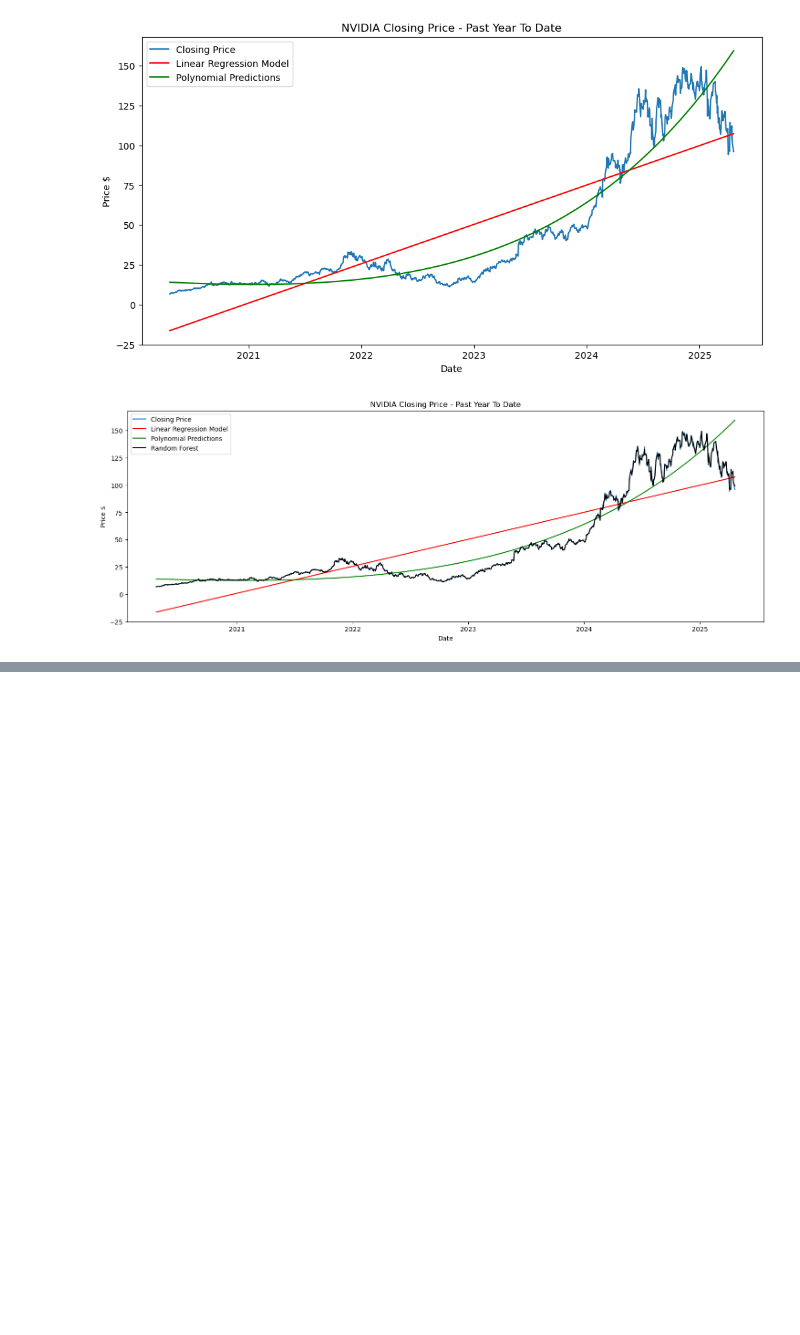
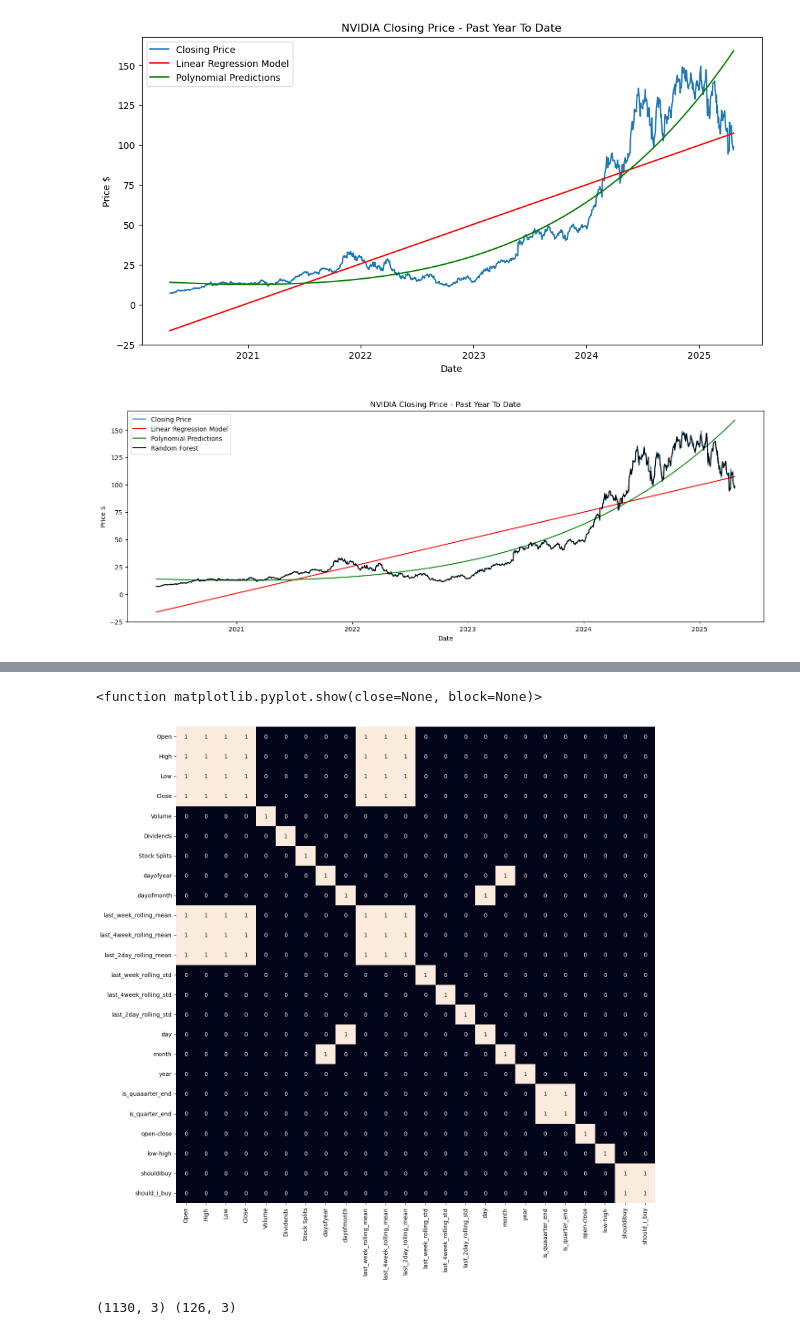
Before and after one commit to ScottPiersall/PythonCourseNotebooks, a Jupyter notebook: MachineLearning/AdvancedModels.ipynb, the cells around one changed output, grey strips where cells are left out. Saved outputs shown, nothing was run; the diff lists cells and outputs as text; code cells hidden in the pictures; blank space fills up the shorter version.

```diff
--- a/MachineLearning/AdvancedModels.ipynb
+++ b/MachineLearning/AdvancedModels.ipynb
@@ -198,0 +283,30 @@ plt.show()
+# %%
+#
+# We do NOT want to choose highly-coorelated features
+#
+#
+#
+plt.figure(figsize=(15, 15))
+sb.heatmap( my_stock_features.drop('Date', axis=1).corr() > 0.9, annot=True, cbar=False    )
+plt.show
+# %% [output]
+<function matplotlib.pyplot.show(close=None, block=None)>
+[figure, added]
+# %%
+#
+# Split and normalize our data before we give it to a ML Model
+#
+#
+features = my_stock_features[ ['open-close', 'low-high', 'is_quarter_end']]
+#features = my_stock_features[ ['open-close', 'low-high']]
+
+target = my_stock_features['shouldibuy']
+
+scaler = StandardScaler()
+features = scaler.fit_transform( features)
+
+X_train, X_valid, Y_train, Y_valid = train_test_split(
+    features, target, test_size=0.1)
+print(X_train.shape, X_valid.shape)
+# %% [output]
+(1130, 3) (126, 3)
```
Also changed, not shown: parts of 13 cells of this notebook.
